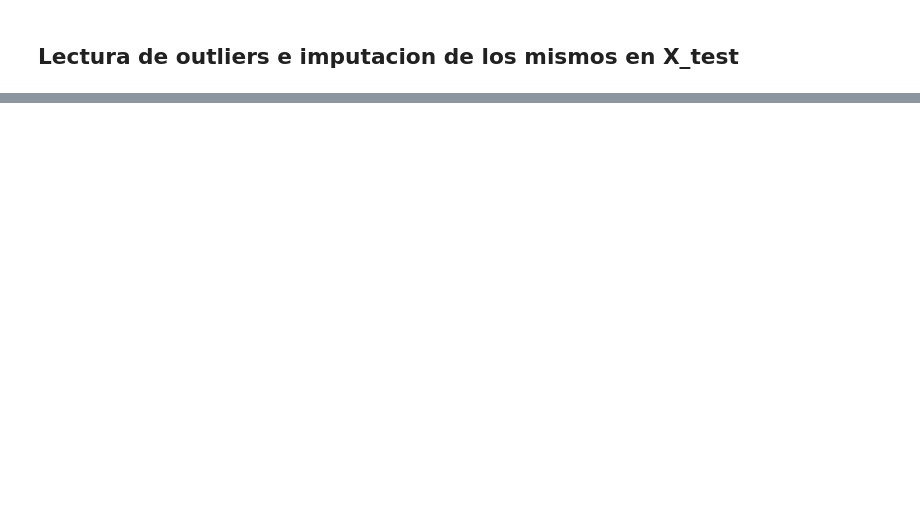
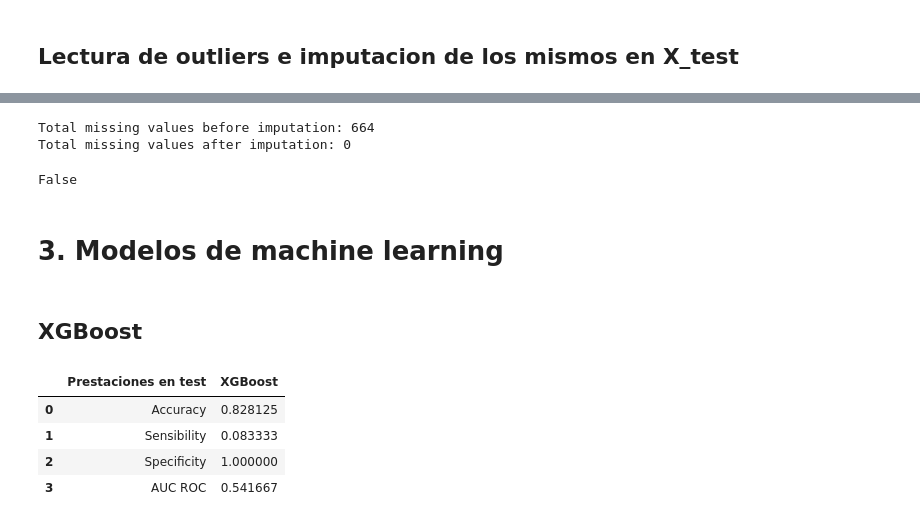
Before and after one commit to jorgealarconlucas/TFG, a Jupyter notebook: TFG.ipynb, the cells around one changed output, grey strips where cells are left out. Cells and saved outputs as stored; diff of their text form; code cells hidden in the pictures; blank space fills up the shorter version.

```diff
--- a/TFG.ipynb
+++ b/TFG.ipynb
@@ -35,8 +35,8 @@ from sklearn.model_selection import cross_val_score
 # %% [markdown]
 Antes de entrenar un modelo predictivo, o antes de realizar cualquier cálculo con un nuevo conjunto de datos, es muy importante realizar un análisis descriptivo de los mismos. De esta forma, entender mejor la información que contiene cada variable y detectar posibles errores.
 # %%
-#db = pd.read_csv('/content/Base datos COVID-Linfos Actualizazda.xlsx - Valores seleccionados.csv')
-db = pd.read_excel('Base datos COVID-Linfos Actualizazda.xlsx') #no quites esta línea, coméntala cuando estés trabajando en tus datos
+db = pd.read_csv('/content/Base datos COVID-Linfos Actualizazda.xlsx - Valores seleccionados.csv')
+#db = pd.read_excel('Base datos COVID-Linfos Actualizazda.xlsx') #no quites esta línea, coméntala cuando estés trabajando en tus datos
 
 #Cambio las comas por puntos y de esa manera las columnas ya me salen float64, pero no se cambian las comas de las ultimas 4 columnas
 #Sin embargo, si quito lo de las comas y puntos y lo añado mas adelante de otra manera, se cambian todas las comas por los puntos pero siguen
@@ -1147,9 +1161,18 @@ X_test = imputer.transform(X_test)
 
 # print total missing
 print('Total missing values after imputation: %d' % sum(isnan(X_test).flatten()))
+# %% [output]
+Total missing values before imputation: 664
+Total missing values after imputation: 0
 # %%
 X_test = pd.DataFrame(X_test)
 
 #Compruebo que no queda ningún NaN en la base de datos. De esa manera ya puedo trabajar con ella.
 check_for_nan = X_test.isnull().values.any()
 print (check_for_nan)
+# %% [output]
+False
+# %% [markdown]
+# 3. Modelos de machine learning
+# %% [markdown]
+## XGBoost
@@ -1155,0 +1191,22 @@ print (check_for_nan)
+# %%
+xgb_model = xgb.XGBClassifier(objective="binary:logistic", random_state=42)
+xgb_model.fit(X_train, y_train)
+
+y_pred = xgb_model.predict(X_test)
+
+acc_xgb = accuracy_score(y_test, y_pred)
+sensibilidad_xgb = recall_score(y_test, y_pred)
+#precision_xgb = precision_score(y_test, y_pred)
+specificity_xgb = confusion_matrix(y_test, y_pred)[0][0]/(confusion_matrix(y_test, y_pred)[0][0]+confusion_matrix(y_test, y_pred)[0][1])
+auc_xgb = roc_auc_score(y_test, y_pred)
+
+Tabla = pd.DataFrame({ "Prestaciones en test":["Accuracy","Sensibility",'Specificity',"AUC ROC"],
+                      "XGBoost" : [acc_xgb, sensibilidad_xgb, specificity_xgb, auc_xgb]})
+
+Tabla
+# %% [output]
+|  | Prestaciones en test | XGBoost |
+| 0 | Accuracy | 0.828125 |
+| 1 | Sensibility | 0.083333 |
+| 2 | Specificity | 1.000000 |
+| 3 | AUC ROC | 0.541667 |
```
Also changed, not shown: parts of 14 cells of this notebook.
